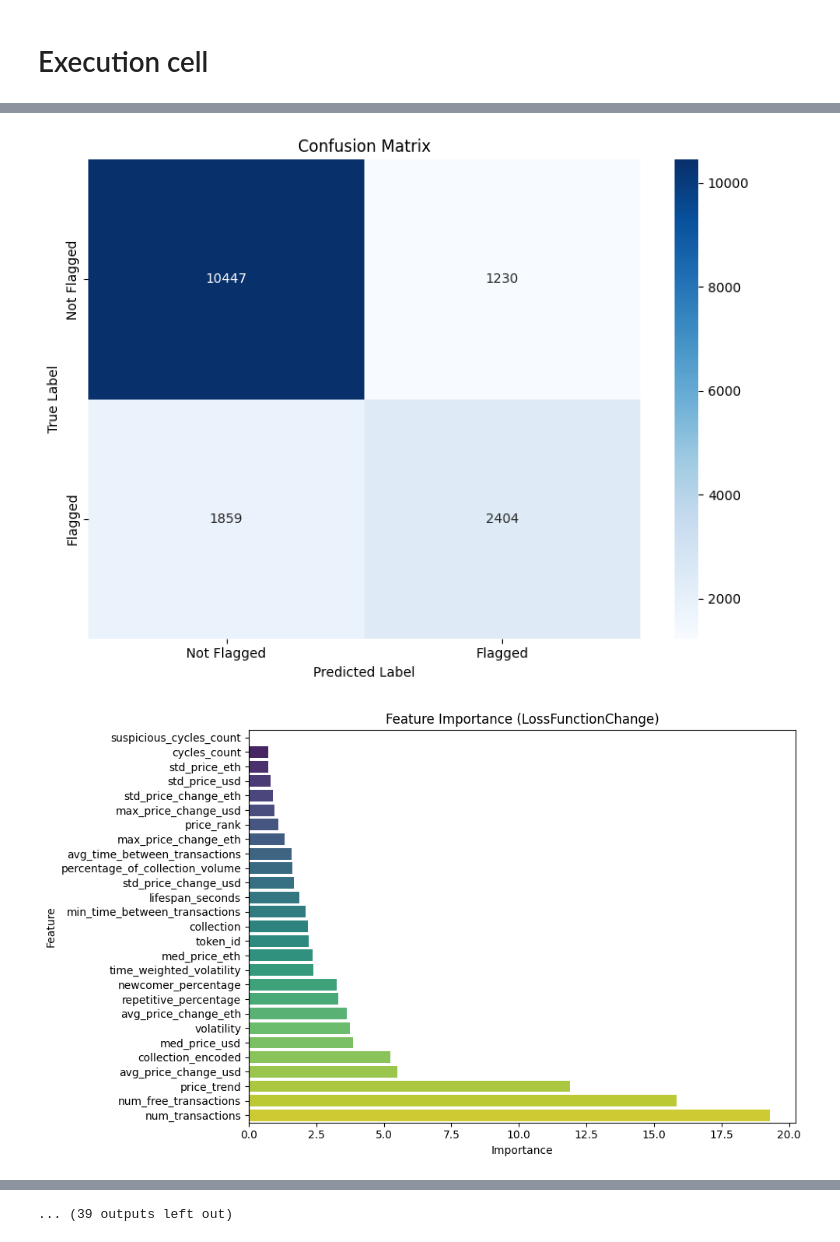
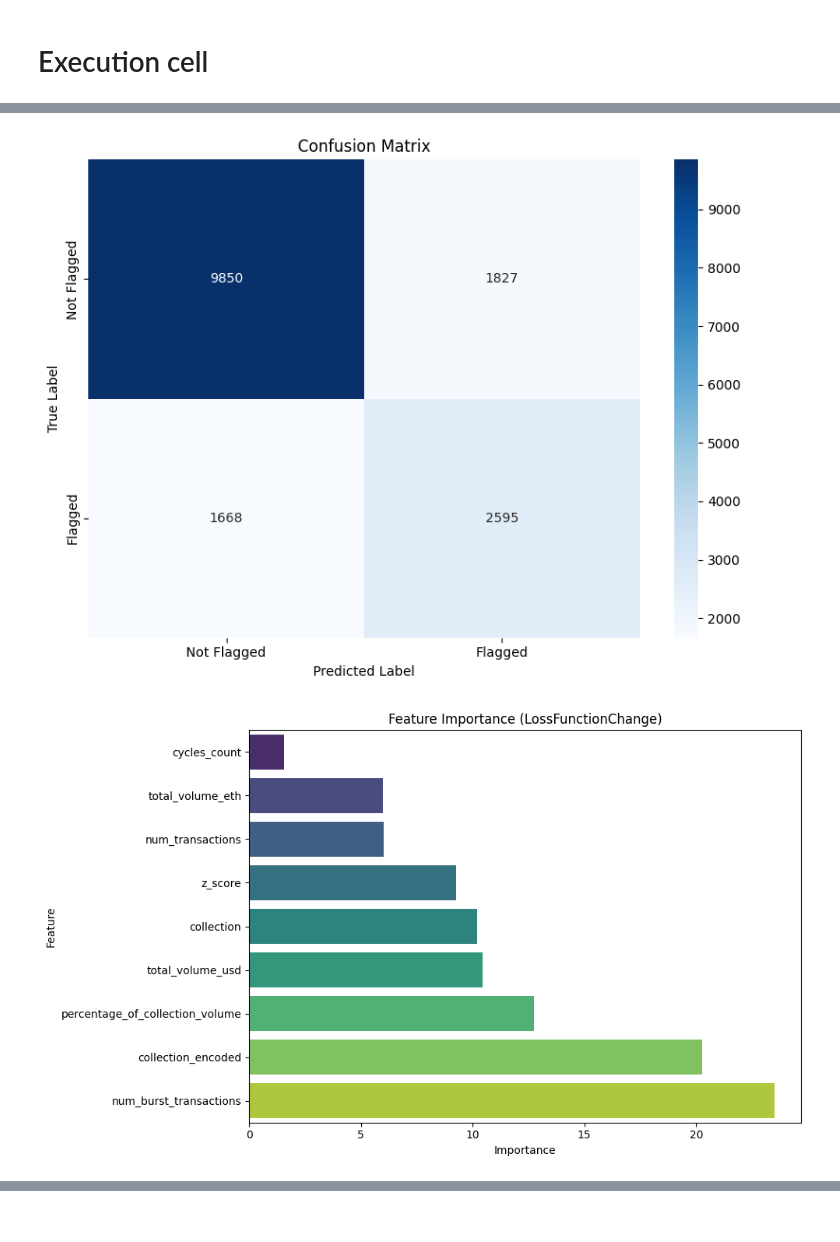
Before and after one commit to ajilataN/Fraud-Detection-in-NFT-Markets, a Jupyter notebook: fraud-detection.ipynb, the cells around one changed output, grey strips where cells are left out. Drawn from its saved outputs; the diff is of its cells as text; code cells hidden in the pictures.

Commit message:
Kaggle Notebook | Fraud Detection | Reduced dataset and burst transactions feature

```diff
--- a/fraud-detection.ipynb
+++ b/fraud-detection.ipynb
@@ -1168,14 +1237,19 @@ from catboost import CatBoostClassifier, Pool
 data = pd.read_csv('/kaggle/input/combined-flagged-nfts/combined_flagged_nfts.csv')
 def binary_catboost(data, threshold=0.5, normalization='false'):
 
-    # Normalize the data
-    if normalization:
-        data = normalize(data)
+    # # Normalize the data
+    # if normalization:
+    #     data = normalize(data)
 
-    # data['flagged'] = (data['flagged_trades'] > 0).astype(int)
+    data['flagged'] = (data['flagged_trades'] > 0).astype(int)
     # Split features and target
-    features = data.drop(columns=['flagged_trades', 'flagged'])
+    features = data.drop(columns=['token_id',
+                                'flagged_trades',
+                                'flagged'])
     target = data['flagged']
+
+    model_data = data.drop(columns=['collection'])
+    calculate_correlation_matrix(model_data, 'model_data')
 
     # Encode the 'collection' column for resampling
     label_encoder = LabelEncoder()
@@ -1194,6 +1268,10 @@ def binary_catboost(data, threshold=0.5, normalization='false'):
     # Apply resampling to the training data
     train_features_res, train_target_res = apply_resampling(train_features, train_target)
 
+    print("Feature names in training dataset:")
+    for i, col in enumerate(train_features_res.columns):
+        print(f"{i + 1}: {col}")
+
     # Again add the collection column as a cathegorical feature
     train_features_res['collection'] = label_encoder.inverse_transform(train_features_res['collection_encoded'])
     val_features['collection'] = label_encoder.inverse_transform(val_features['collection_encoded'])
@@ -1204,18 +1282,19 @@ def binary_catboost(data, threshold=0.5, normalization='false'):
     eval_dataset = Pool(val_features, label=val_target, cat_features=cat_features)
 
     # # Perform prid search to find the best model
-    # model = perform_grid_search(train_features_res, train_target)
+    # model = perform_grid_search(train_features_res, train_target_res, cat_features=cat_features)
 
     # Reduced model complexity
     model = CatBoostClassifier(
-        iterations=1000,
+        iterations=2000,
         learning_rate=0.02,
-        depth=12,
+        depth=10,
         loss_function='Logloss',
         border_count=32,
         l2_leaf_reg=10,
         verbose=100,
     )
+
 
     # Train the model
     model.fit(
@@ -1254,7 +1333,7 @@ def binary_catboost(data, threshold=0.5, normalization='false'):
     })
 
     # Analyze TP, TN, FP, FN
-    # analyze_classification_outcomes(val_results, val_features)
+    analyze_classification_outcomes(val_results, val_features)
 
     # Evaluate the model performance
     print("Accuracy on validation set:", accuracy_score(val_target, val_predictions))
@@ -1710,7 +1778,9 @@ def visualize_nft_traces_tokens(classification_results, nft_traces_path, predict
 nft_ownership_traces_dir = '/kaggle/input/ethereum-nfts-flagged-for-suspected-wash-trading/nft_ownership_traces'
 flagged_nfts_dir = '/kaggle/input/ethereum-nfts-flagged-for-suspected-wash-trading/flagged_nfts'
 working_dir = '/kaggle/working/'
-data = pd.read_csv('/kaggle/input/combined-flagged-nfts/combined_flagged_nfts_2.csv')
+data_1 = pd.read_csv('/kaggle/input/combined-flagged-nfts/combined_flagged_nfts.csv')
+data_2 = pd.read_csv('/kaggle/input/combined-flagged-nfts/combined_flagged_nfts_2.csv')
+data_3 = pd.read_csv('/kaggle/input/combined-flagged-nfts/combined_flagged_nfts_3.csv')
 classification_results = pd.read_csv('/kaggle/input/combined-flagged-nfts/classification_results.csv')
 
 
@@ -1719,15 +1789,15 @@ classification_results = pd.read_csv('/kaggle/input/combined-flagged-nfts/classi
 # display_csv_headings('/kaggle/working/')
 # multiclass_catboost_model(data)
 
-# binary_catboost(data, threshold=0.5, normalization='true')
+binary_catboost(data_3, threshold=0.5, normalization='false')
 # binary_catboost(data, threshold=0.4)
 # binary_catboost(data, threshold=0.6)
 
-thresholds = range(0, 10)
-evaluate_thresholds(data, thresholds)
+# thresholds = range(0, 1)
+# evaluate_thresholds(data_2, thresholds)
 
 # binary_ann(data)
 # binary_random_forest(data)
-# visualize_nft_traces(classification_results, nft_traces_path, "False Negative")
+# visualize_nft_traces(classification_results, nft_ownership_traces_dir, "True Positive")
 # visualize_nft_traces_tokens(classification_results, nft_ownership_traces_dir, "False Negative")
 # %% [output]
@@ -1769,2 +1840,2 @@ Confusion Matrix:
-[figure, old version]
-[figure, old version]
+[figure, new version]
+[figure, new version]
@@ -1826 +1842,0 @@ weighted avg       0.94      0.95      0.94     15940
-... (39 outputs left out)
```
Also changed, not shown: parts of 7 cells of this notebook.
